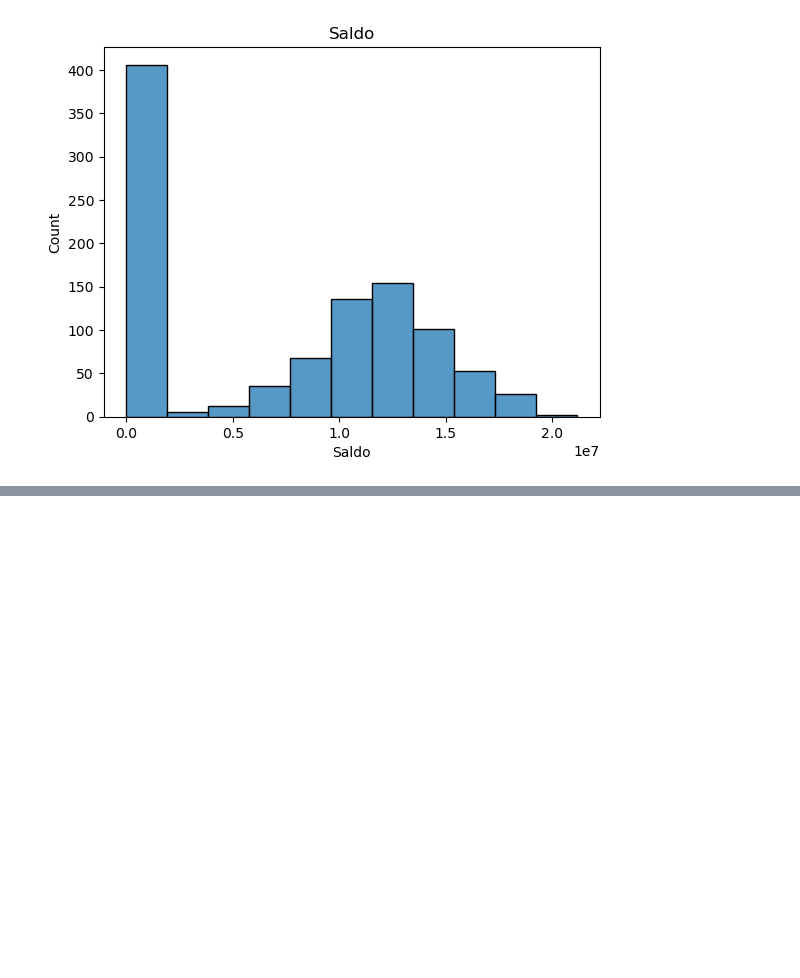
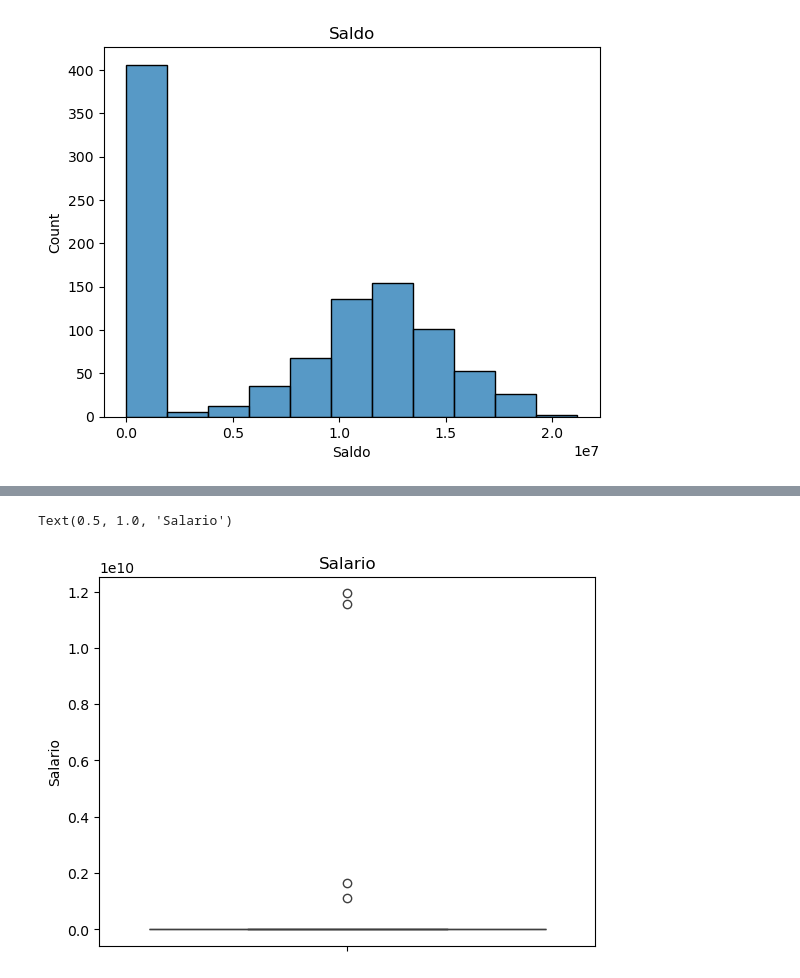
Before and after one commit to ingridlindor/Cientista-de-dados-Python, a Jupyter notebook: Limpeza e Tratamento de Dados/Preparacao.ipynb, the cells around one changed output, grey strips where cells are left out. Cells and saved outputs as stored; diff of their text form; code cells hidden in the pictures; blank space fills up the shorter version.

```diff
--- a/Limpeza e Tratamento de Dados/Preparacao.ipynb
+++ b/Limpeza e Tratamento de Dados/Preparacao.ipynb
@@ -136,0 +150,5 @@ Text(0.5, 1.0, 'Saldo')
+# %%
+srn.boxplot(dataset['Salario']).set_title('Salario')
+# %% [output]
+Text(0.5, 1.0, 'Salario')
+[figure, added]
```
Also changed, not shown: parts of 3 cells of this notebook.
